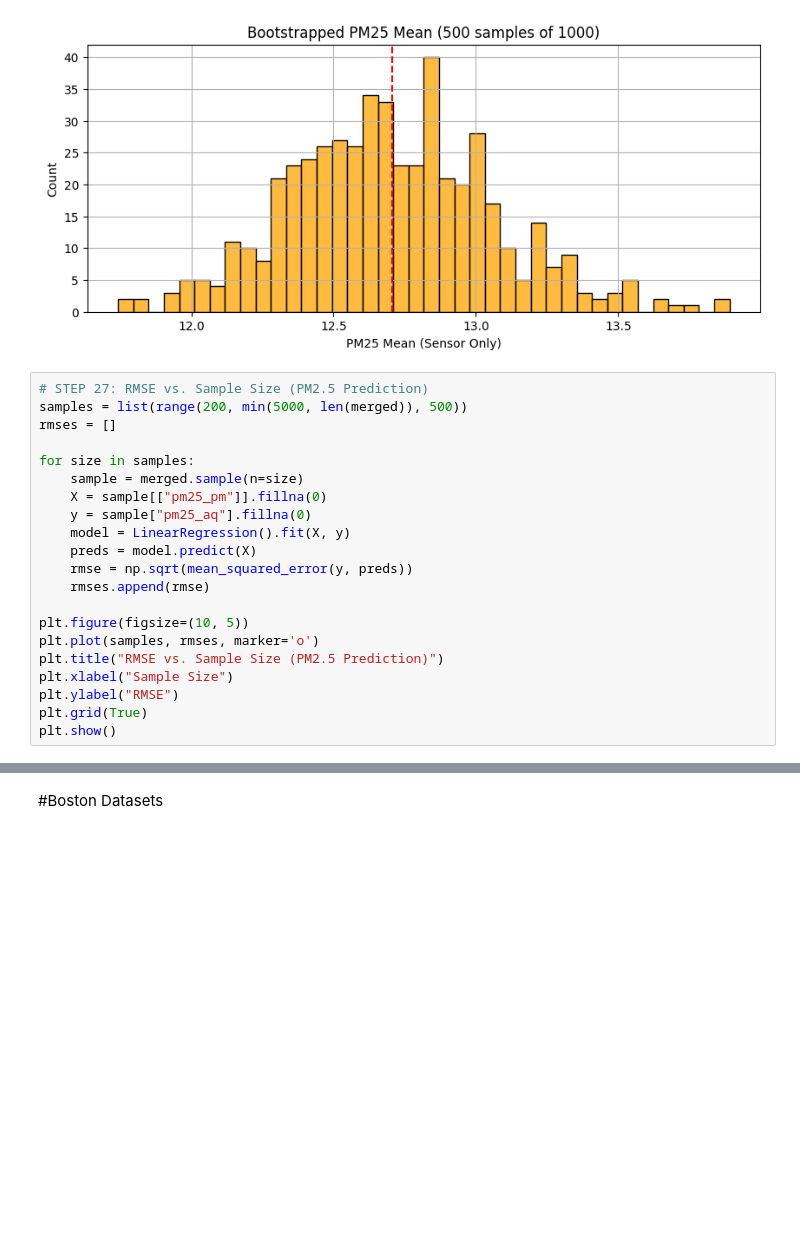
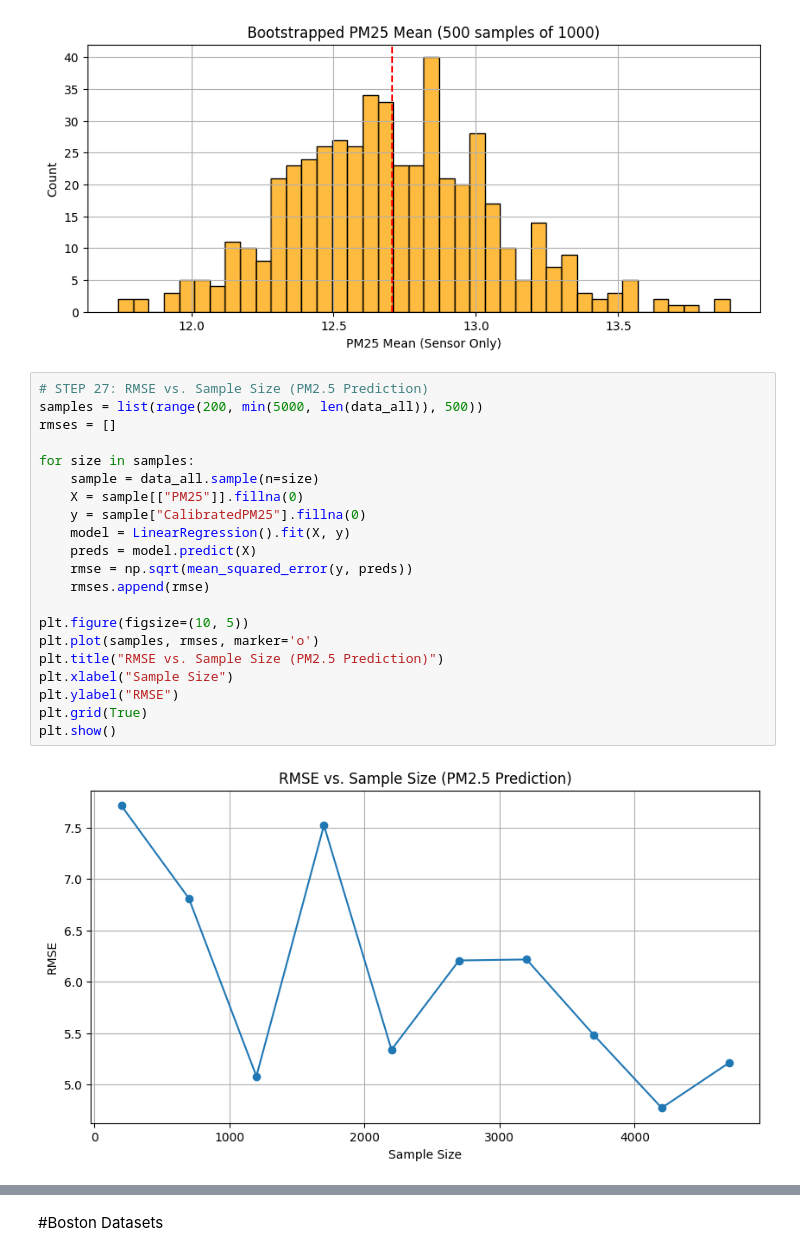
Before and after one commit to Dr-Isam-ALJAWARNEH/fds-project-airnav, a Jupyter notebook: NYC_Boston_Chicago_Project.ipynb, the cells around one changed output, grey strips where cells are left out. Saved outputs shown, nothing was run; the diff lists cells and outputs as text; blank space fills up the shorter version.

```diff
--- a/NYC_Boston_Chicago_Project.ipynb
+++ b/NYC_Boston_Chicago_Project.ipynb
@@ -399,22 +399,24 @@ plt.show()
 [figure]
 # %%
 # STEP 27: RMSE vs. Sample Size (PM2.5 Prediction)
-samples = list(range(200, min(5000, len(merged)), 500))
+samples = list(range(200, min(5000, len(data_all)), 500))
 rmses = []
 
 for size in samples:
-    sample = merged.sample(n=size)
-    X = sample[["pm25_pm"]].fillna(0)
-    y = sample["pm25_aq"].fillna(0)
+    sample = data_all.sample(n=size)
+    X = sample[["PM25"]].fillna(0)
+    y = sample["CalibratedPM25"].fillna(0)
     model = LinearRegression().fit(X, y)
     preds = model.predict(X)
     rmse = np.sqrt(mean_squared_error(y, preds))
     rmses.append(rmse)
 
 plt.figure(figsize=(10, 5))
 plt.plot(samples, rmses, marker='o')
 plt.title("RMSE vs. Sample Size (PM2.5 Prediction)")
 plt.xlabel("Sample Size")
 plt.ylabel("RMSE")
 plt.grid(True)
 plt.show()
+# %% [output]
+[figure, added]
```
Also changed, not shown: parts of 2 cells of this notebook.
